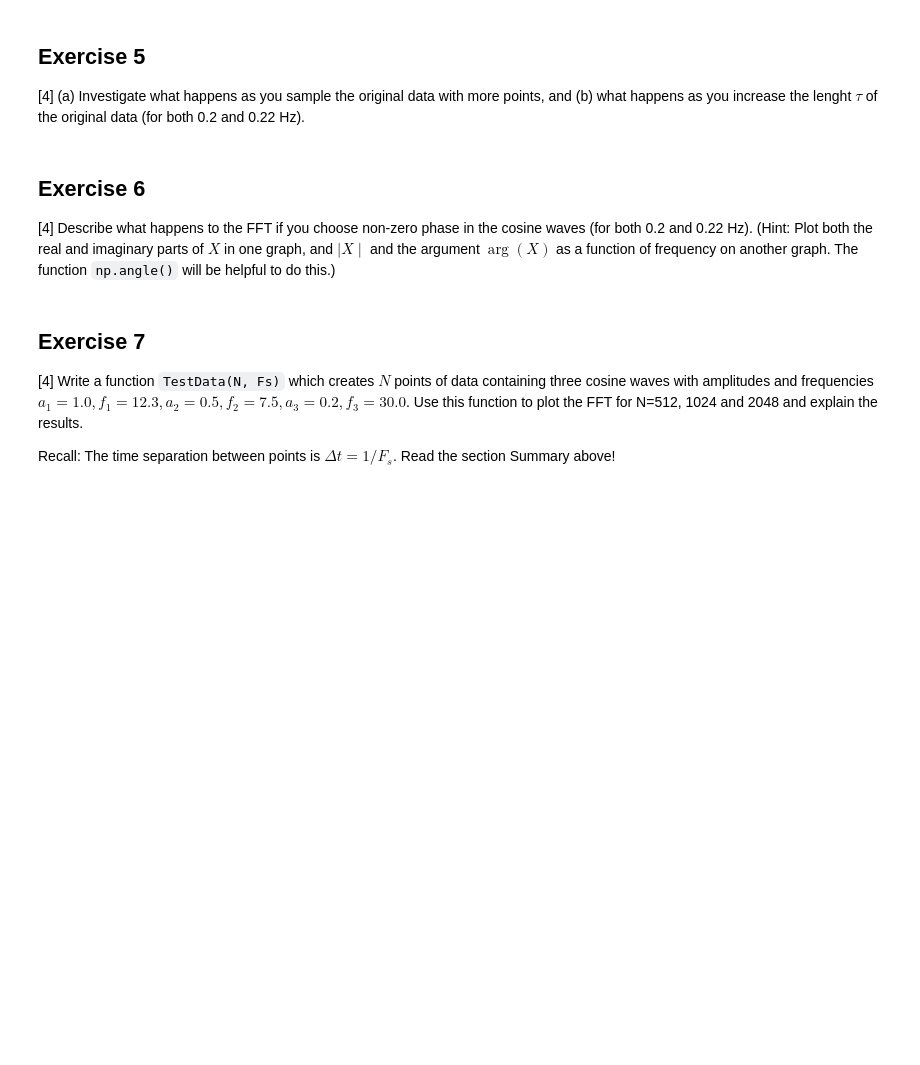
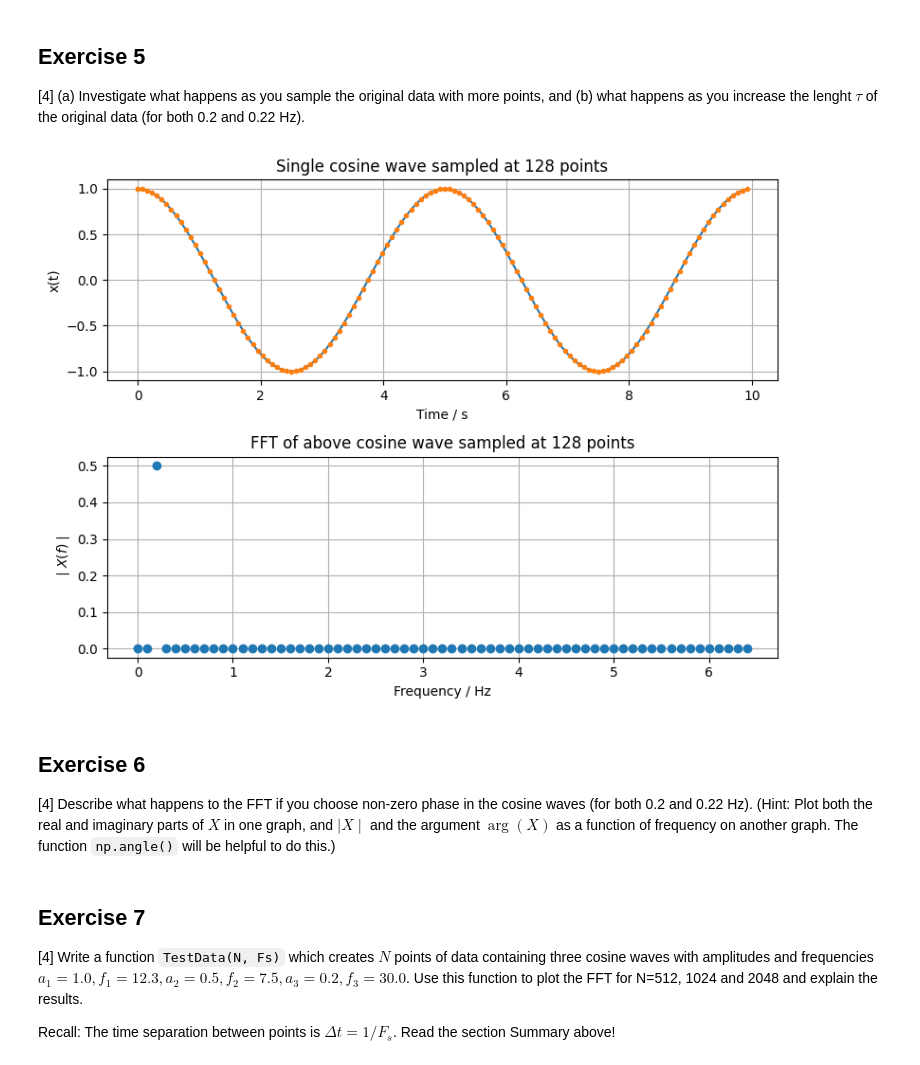
Before and after one commit to PX2145-2025/week-10-b-Ridge-Ewan-313, a Jupyter notebook: FFT.ipynb, the cells around one changed output. Cells and saved outputs as stored; diff of their text form; code cells hidden in the pictures; blank space fills up the shorter version.

```diff
--- a/FFT.ipynb
+++ b/FFT.ipynb
@@ -405,4 +405,43 @@ fig.show()
 ## Exercise 5
 
 [4] (a) Investigate what happens as you sample the original data with more points,  and (b) what happens as you increase the lenght $\tau$ of the original data (for both 0.2 and 0.22 Hz).
+# %%
+# a.
+N = 128
+# time length
+tau = 10.0
+t = np.linspace(0, tau, N, endpoint=False) # creates N points to cover tau seconds, fits periodically with tau
+
+# frequency in Hz
+f = 0.2
+# create x array, amplitude 1.0
+x = np.cos(2*np.pi*f*t)
+
+fig, ax = plt.subplots(2, 1, figsize=(8,6))
+
+ax[0].plot(t, x)
+ax[0].plot(t, x, 'o', ms=3) # show as points and line
+
+# show graph of cosine wave
+ax[0].set_title('Single cosine wave sampled at {} points'.format(N))
+ax[0].set_xlabel('Time / s')
+ax[0].set_ylabel('x(t)')
+ax[0].grid()
+
+# calculate sampling rate, Fs
+Fs = N / tau
+frq, X = Spectrum1(x, Fs)
+# plot fft of x against f
+ax[1].plot(frq, np.abs(X), 'o')
+
+# show graph of fft of x
+ax[1].set_title(f'FFT of above cosine wave sampled at {str(N)} points')
+ax[1].set_xlabel('Frequency / Hz')
+ax[1].set_ylabel(r'$\mid X(f)\mid$')
+ax[1].grid()
+
+fig.tight_layout()
+fig.show()
+# %% [output]
+[figure, added]
 # %%
```
Also changed, not shown: parts of 5 cells of this notebook.
